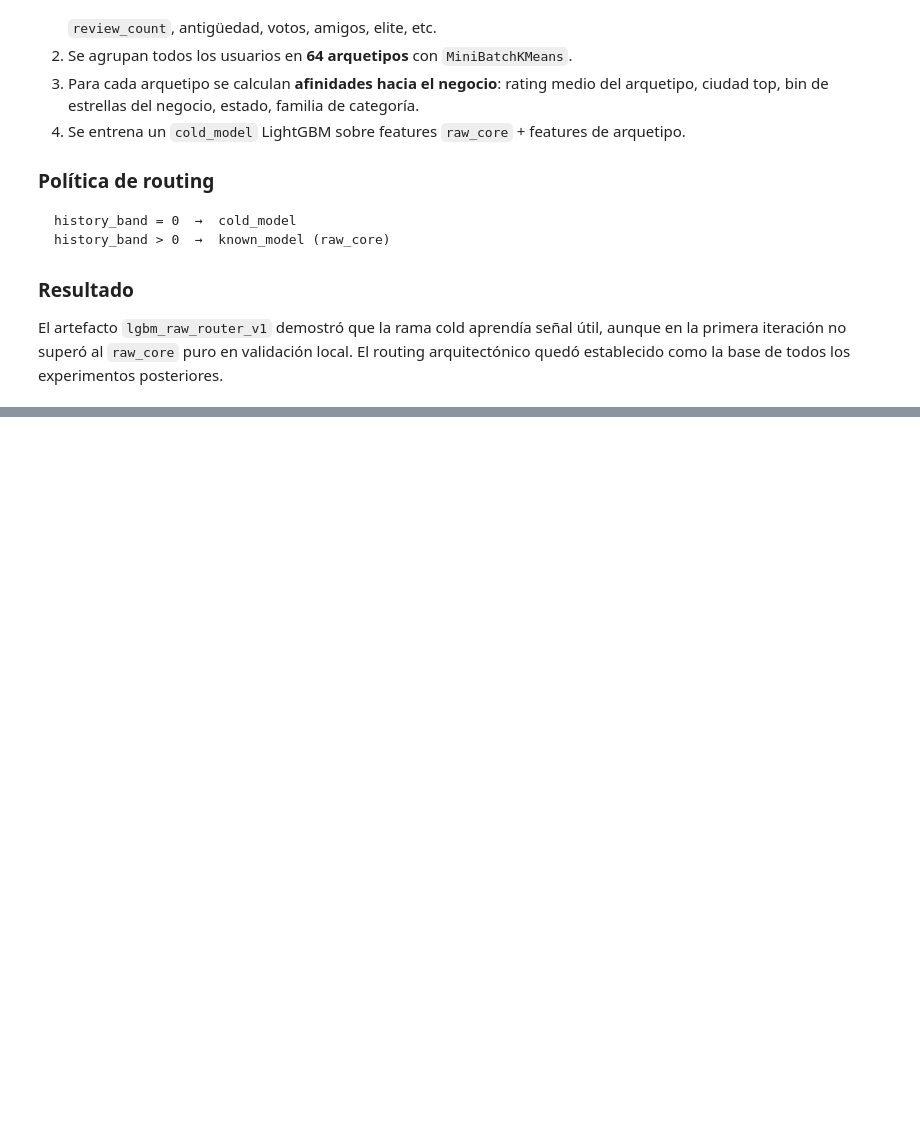
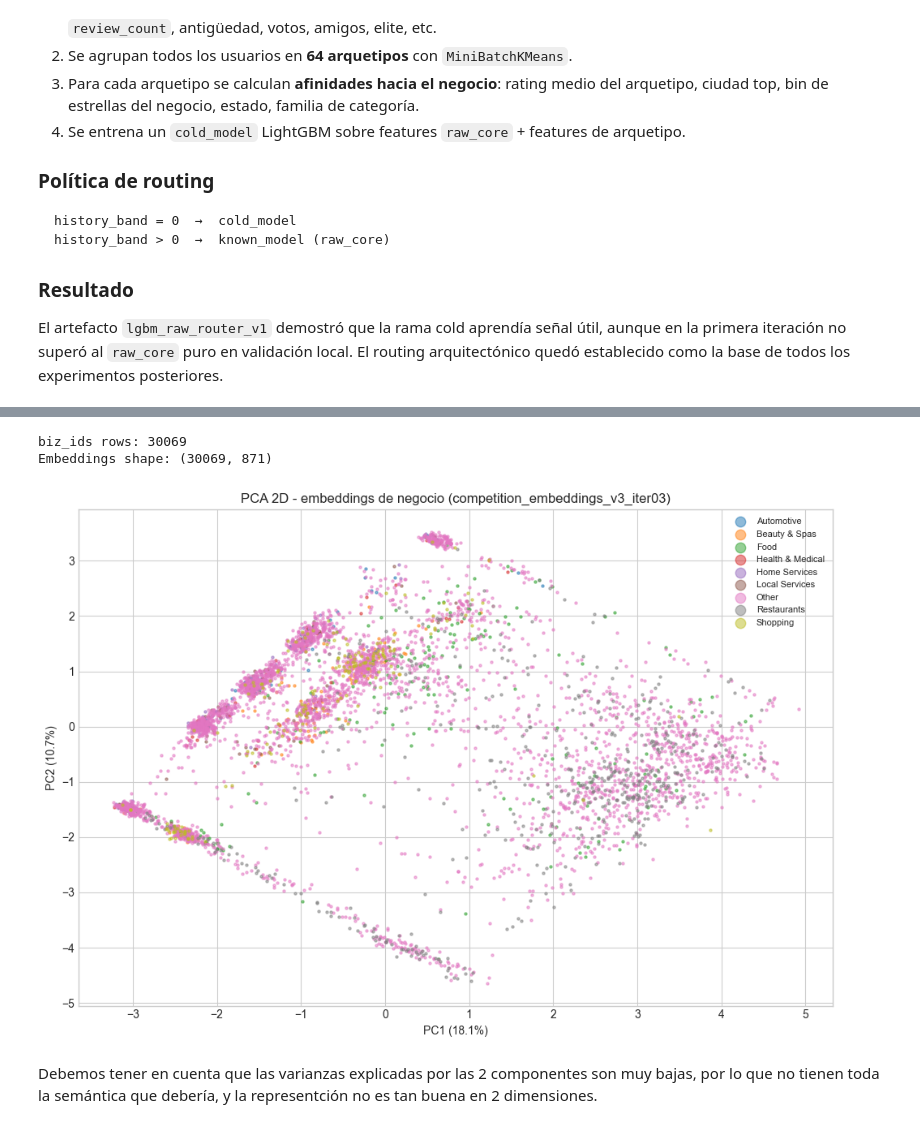
Before and after one commit to Mariogarber/recomendation-system, a Jupyter notebook: content-based/project_summary.ipynb, the cells around one changed output, grey strips where cells are left out. Saved outputs shown, nothing was run; the diff lists cells and outputs as text; code cells hidden in the pictures; blank space fills up the shorter version.

```diff
--- a/content-based/project_summary.ipynb
+++ b/content-based/project_summary.ipynb
@@ -37,6 +52,7 @@ Importamos las librerías del proyecto. Todo el código de utilidades está en `
 # %%
 import sys
 import os
+import json
 import warnings
 warnings.filterwarnings("ignore")
 
@@ -63,6 +79,15 @@ pd.set_option("display.float_format", "{:.4f}".format)
 DATA_DIR = Path("data")
 ARTIFACTS_DIR = Path("artifacts")
 
+
+def _safe_load_json(path):
+    # Load JSON artifact file safely; returns {} if not found or invalid.
+    try:
+        return json.load(open(str(path), encoding="utf-8"))
+    except (FileNotFoundError, json.JSONDecodeError, OSError):
+        return {}
+
+
 print("Entorno configurado correctamente.")
 # %% [output]
 Entorno configurado correctamente.
@@ -1057,7 +1220,7 @@ for k, v in asdict(config).items():
 import json
 
 # Cargar el resumen del embedding exportado si existe
-emb_summary_path = ARTIFACTS_DIR / "competition_embeddings_v3_iter03" / "user_deep_summary.json"
+emb_summary_path = ARTIFACTS_DIR / "competition_embeddings_v3_iter03" / "user_deep_repr" / "user_deep_summary.json"
 if emb_summary_path.exists():
     with open(emb_summary_path) as f:
         emb_summary = json.load(f)
@@ -1065,8 +1228,4 @@ if emb_summary_path.exists():
     for k, v in emb_summary.items():
         print(f"  {k}: {v}")
 else:
-    print("Artefacto no cargado — ejecutar build_competition_embeddings.py primero.")
-    print("Referencia: competition_embeddings_v3_iter03 (snapshot oficial)")
-    print("  - Embeddings de usuario: user_deep_features.npz (dim=128)")
-    print("  - Embeddings de negocio: business_deep_features.npz (dim=128)")
-    print("  - Mejor epoch seleccionado por val_mae")
+    print("Artefacto no cargado - ejecutar build_competition_embeddings.py primero.")
@@ -1073,41 +1250,55 @@ else:
 # %%
-# Visualización de embeddings de negocio con PCA (si existen)
+# Visualización de embeddings de negocio con PCA
+from sklearn.decomposition import PCA
+import scipy.sparse as sp
 business_emb_path = ARTIFACTS_DIR / "competition_embeddings_v3_iter03" / "business_repr" / "business_content_features.npz"
-business_ids_path = ARTIFACTS_DIR / "competition_embeddings_v3_iter03" / "business_deep_ids.csv"
+business_ids_path = ARTIFACTS_DIR / "competition_embeddings_v3_iter03" / "business_repr" / "business_ids.csv"
 
 if business_emb_path.exists() and business_ids_path.exists():
-    from sklearn.decomposition import PCA
 
-    biz_data = np.load(business_emb_path)
-    biz_features = biz_data["features"] if "features" in biz_data else list(biz_data.values())[0]
+    biz_data = sp.load_npz(business_emb_path)
     biz_ids = pd.read_csv(business_ids_path)
+    print(f"biz_ids rows: {len(biz_ids)}")
+
+    n_businesses = len(biz_ids)
+    emb_dim = biz_data.shape[1]
+    biz_features = biz_data.toarray().reshape(n_businesses, emb_dim)
+    print(f"Embeddings shape: {biz_features.shape}")  # (n_businesses, emb_dim)
+
+    biz_feat = biz_features[:5000]
 
     pca = PCA(n_components=2, random_state=42)
-    biz_2d = pca.fit_transform(biz_features[:5000])  # muestra
+    biz_2d = pca.fit_transform(biz_feat)
 
     # Colorear por categoría principal si disponible
     biz_sample = biz_ids.iloc[:5000].merge(businesses_df[["business_id", "categories"]], on="business_id", how="left")
     biz_sample["cat_main"] = biz_sample["categories"].apply(
         lambda x: str(x).split(",")[0].strip() if pd.notna(x) else "Unknown"
     )
     top_cats_list = biz_sample["cat_main"].value_counts().head(8).index.tolist()
     biz_sample["cat_color"] = biz_sample["cat_main"].apply(lambda x: x if x in top_cats_list else "Other")
 
     fig, ax = plt.subplots(figsize=(10, 7))
     for cat, grp in biz_sample.groupby("cat_color"):
         idx = grp.index
         ax.scatter(biz_2d[idx, 0], biz_2d[idx, 1], s=5, alpha=0.5, label=cat)
-    ax.set_title("PCA 2D — embeddings de negocio (competition_embeddings_v3_iter03)", fontsize=12)
+    ax.set_title("PCA 2D - embeddings de negocio (competition_embeddings_v3_iter03)", fontsize=12)
     ax.set_xlabel(f"PC1 ({pca.explained_variance_ratio_[0]*100:.1f}%)")
     ax.set_ylabel(f"PC2 ({pca.explained_variance_ratio_[1]*100:.1f}%)")
     ax.legend(markerscale=4, fontsize=8, loc="upper right")
     plt.tight_layout()
     plt.show()
 else:
     print("Embeddings de negocio no encontrados.")
     print("→ Ejecutar: uv run build_competition_embeddings.py")
     print("  Artefacto generado: artifacts/competition_embeddings_v3_iter03/")
     print("  Dimensión de embeddings: 128 (reducidos a 32 con PCA para el router cold)")
+# %% [output]
+biz_ids rows: 30069
+Embeddings shape: (30069, 871)
+[figure, added]
+# %% [markdown]
+Debemos tener en cuenta que las varianzas explicadas por las 2 componentes son muy bajas, por lo que no tienen toda la semántica que debería, y la representción no es tan buena en 2 dimensiones.
 # %% [markdown]
 ## 7. Router prefix-deep para usuarios conocidos intermedios
 
```
Also changed, not shown: parts of 62 cells of this notebook, 39 other files.
